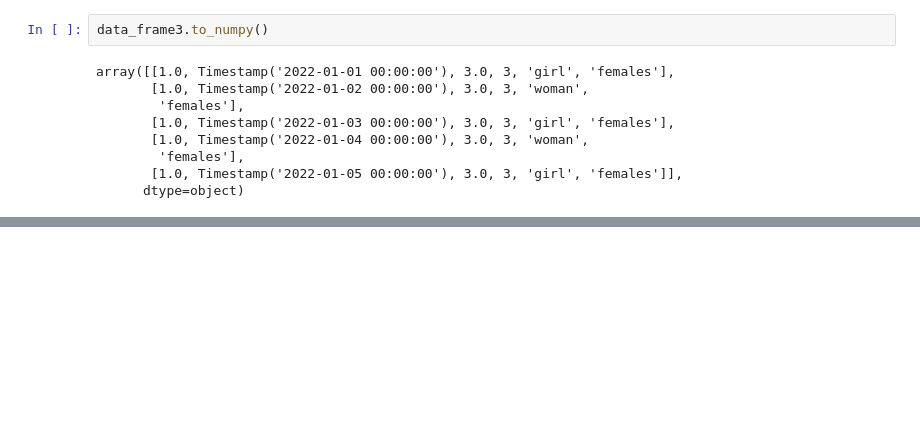
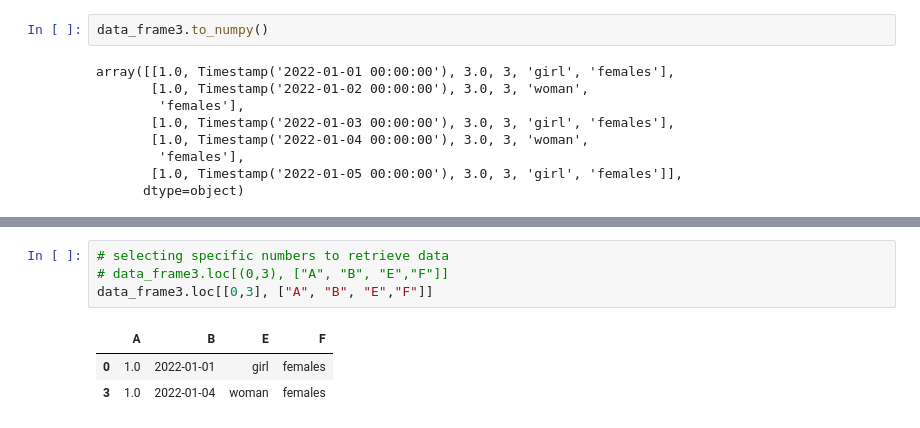
Before and after one commit to abid-2362/python-ka-chilla, a Jupyter notebook: sessions/27/27_b_pandas.ipynb, the cells around one changed output, grey strips where cells are left out. Drawn from its saved outputs; the diff is of its cells as text; blank space fills up the shorter version.

```diff
--- a/sessions/27/27_b_pandas.ipynb
+++ b/sessions/27/27_b_pandas.ipynb
@@ -270,0 +281,8 @@ sample_data_frame[0:4].sort_index(axis=1, ascending=True)
+# %%
+# selecting specific numbers to retrieve data
+# data_frame3.loc[(0,3), ["A", "B", "E","F"]]
+data_frame3.loc[[0,3], ["A", "B", "E","F"]]
+# %% [output]
+|  | A | B | E | F |
+| 0 | 1.0 | 2022-01-01 | girl | females |
+| 3 | 1.0 | 2022-01-04 | woman | females |
```
Also changed, not shown: parts of 15 cells of this notebook, 1 other file.
